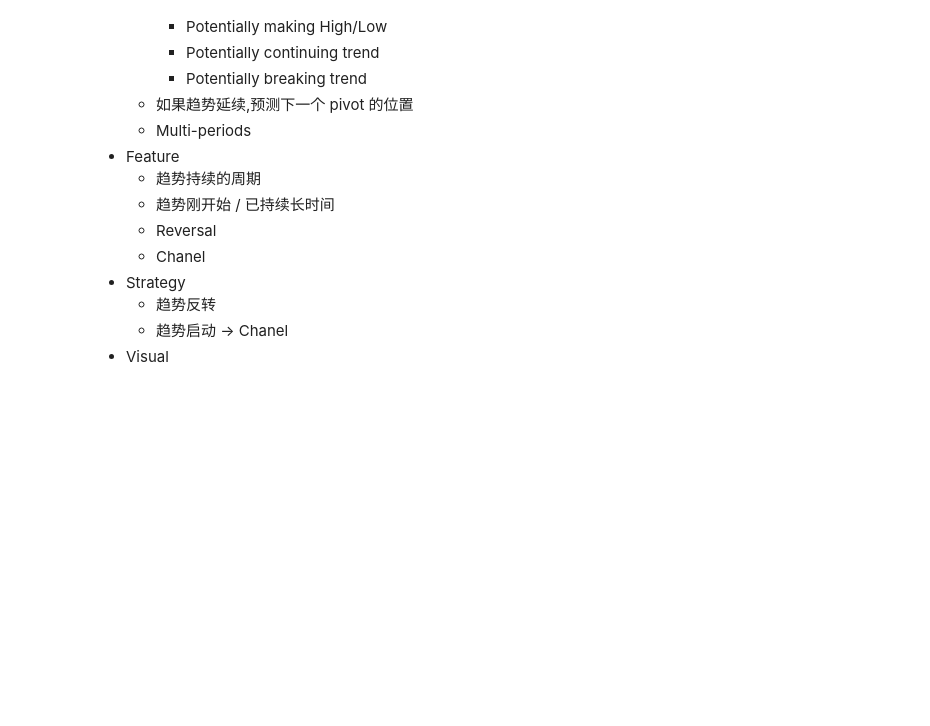
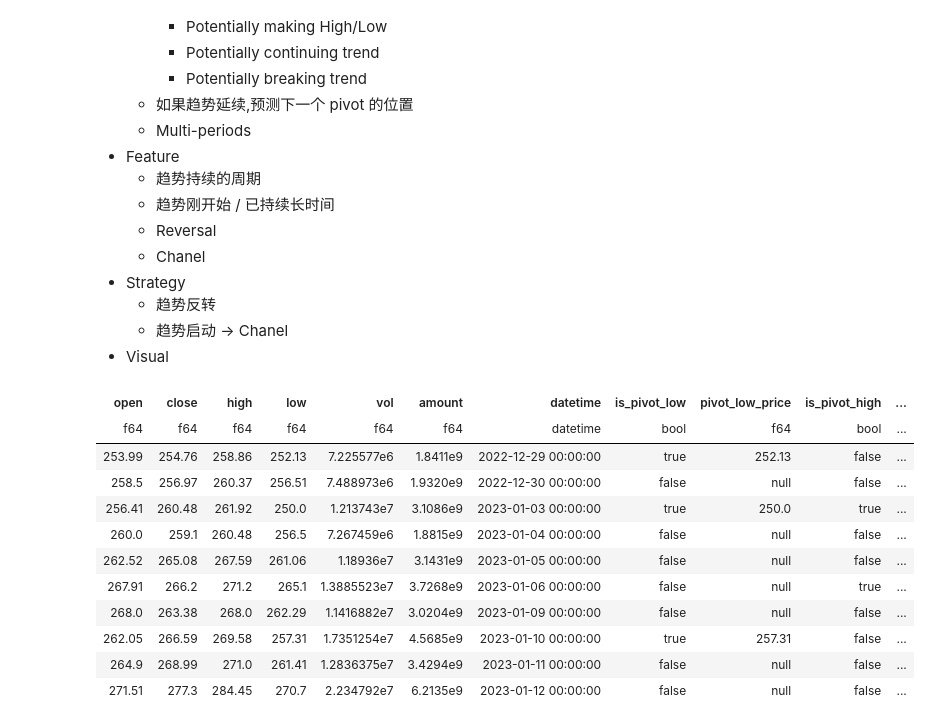
Before and after one commit to ismaelliang/client-python, a Jupyter notebook: pivot.ipynb, the cells around one changed output. Saved outputs shown, nothing was run; the diff lists cells and outputs as text; code cells hidden in the pictures; blank space fills up the shorter version.

```diff
--- a/pivot.ipynb
+++ b/pivot.ipynb
@@ -37,13 +41,17 @@ df.head()
 # %%
 ls = df['low']
-df['pivot_low'] = ((ls <= ls.shift(1)).fill_null(False) & (ls <= ls.shift(-1)).fill_null(False))
-df['pivot_low_price'] = df['pivot_low'] * df['low']
+df['is_pivot_low'] = ((ls <= ls.shift(1)).fill_null(False) & (ls <= ls.shift(-1)).fill_null(False))
+df['pivot_low_price'] = df['is_pivot_low'] * df['low']
 df['pivot_low_price'] = df['pivot_low_price'].apply(lambda x: x if x > 0 else None)
 
 hs = df['high']
-df['pivot_high'] = ((hs >= hs.shift(1)).fill_null(False) & (hs >= hs.shift(-1)).fill_null(False))
-df['pivot_high_price'] = df['pivot_high'] * df['high']
+df['is_pivot_high'] = ((hs >= hs.shift(1)).fill_null(False) & (hs >= hs.shift(-1)).fill_null(False))
+df['pivot_high_price'] = df['is_pivot_high'] * df['high']
 df['pivot_high_price'] = df['pivot_high_price'].apply(lambda x: x if x > 0 else None)
+# %%
+# 只和左边比
+df['is_potential_low'] = (ls <= ls.shift(1)).fill_null(False)
+df['is_potential_high'] = (hs <= hs.shift(1)).fill_null(False)
 # %%
 df['freq'] = ['1d'] * len(df)
 df['symbol'] = [symbol] * len(df)
@@ -76,3 +84,19 @@ df.to_parquet(f'../analyzer.view.server/dump/cn_pivot/compute/{symbol}.1d.parque
     - 趋势反转
     - 趋势启动 -> Chanel
 - Visual
+# %%
+# df = df[:-1]
+df[len(df)-10:]
+# %% [output]
+| open | close | high | low | vol | amount | datetime | is_pivot_low | pivot_low_price | is_pivot_high | ... |
+| f64 | f64 | f64 | f64 | f64 | f64 | datetime | bool | f64 | bool | ... |
+| 253.99 | 254.76 | 258.86 | 252.13 | 7.225577e6 | 1.8411e9 | 2022-12-29 00:00:00 | true | 252.13 | false | ... |
+| 258.5 | 256.97 | 260.37 | 256.51 | 7.488973e6 | 1.9320e9 | 2022-12-30 00:00:00 | false | null | false | ... |
+| 256.41 | 260.48 | 261.92 | 250.0 | 1.213743e7 | 3.1086e9 | 2023-01-03 00:00:00 | true | 250.0 | true | ... |
+| 260.0 | 259.1 | 260.48 | 256.5 | 7.267459e6 | 1.8815e9 | 2023-01-04 00:00:00 | false | null | false | ... |
+| 262.52 | 265.08 | 267.59 | 261.06 | 1.18936e7 | 3.1431e9 | 2023-01-05 00:00:00 | false | null | false | ... |
+| 267.91 | 266.2 | 271.2 | 265.1 | 1.3885523e7 | 3.7268e9 | 2023-01-06 00:00:00 | false | null | true | ... |
+| 268.0 | 263.38 | 268.0 | 262.29 | 1.1416882e7 | 3.0204e9 | 2023-01-09 00:00:00 | false | null | false | ... |
+| 262.05 | 266.59 | 269.58 | 257.31 | 1.7351254e7 | 4.5685e9 | 2023-01-10 00:00:00 | true | 257.31 | false | ... |
+| 264.9 | 268.99 | 271.0 | 261.41 | 1.2836375e7 | 3.4294e9 | 2023-01-11 00:00:00 | false | null | false | ... |
+| 271.51 | 277.3 | 284.45 | 270.7 | 2.234792e7 | 6.2135e9 | 2023-01-12 00:00:00 | false | null | false | ... |
```
Also changed, not shown: parts of 22 cells of this notebook.
